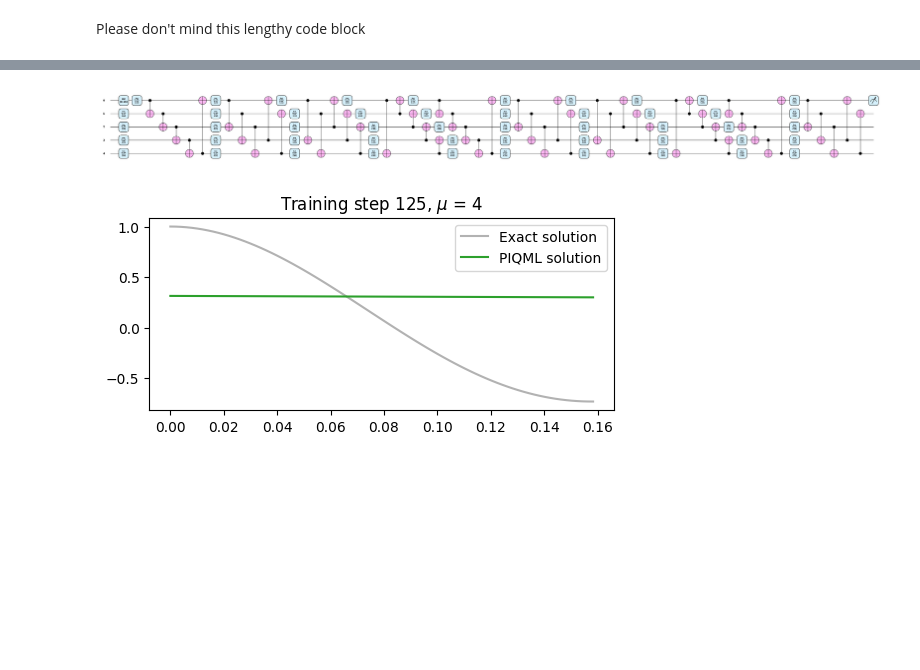
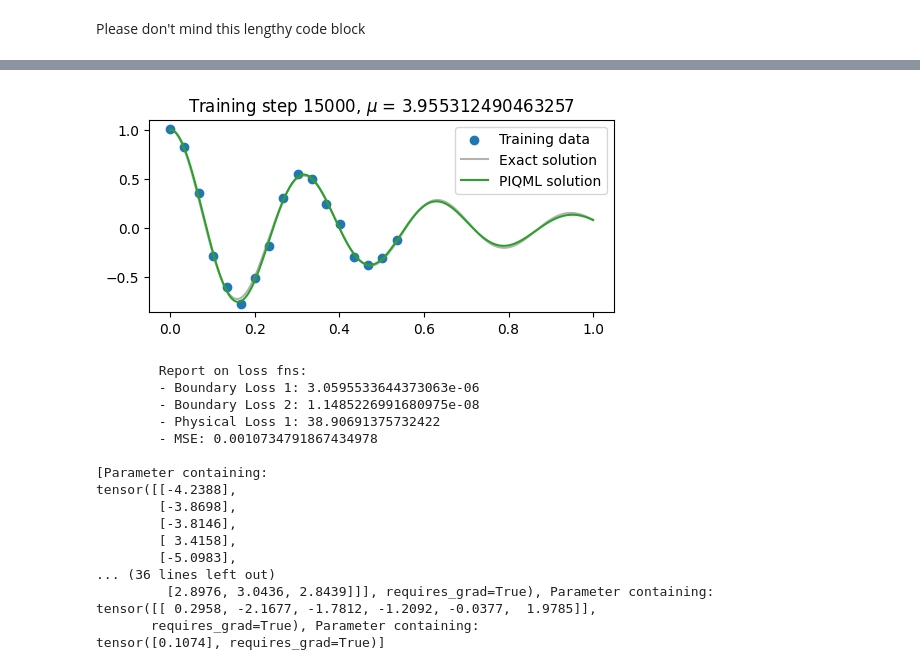
Before and after one commit to NNCT2904/harmonic-oscillator-pinn, a Jupyter notebook: PIQML_simulator_simple_reg.ipynb, the cells around one changed output, grey strips where cells are left out. Drawn from its saved outputs; the diff is of its cells as text; code cells hidden in the pictures; blank space fills up the shorter version.

```diff
--- a/PIQML_simulator_simple_reg.ipynb
+++ b/PIQML_simulator_simple_reg.ipynb
@@ -62,14 +64,15 @@ plt.show()
 # %% [markdown]
 For simplicity, we only get 16% of data for training, as below:
 # %%
-percentage = 16
+total = 100
+percentage = 55
 
 d, w0 = 2, 20
-t_true = torch.linspace(0,1,500).view(-1,1)[:int(np.ceil(percentage/100*500))]
+t_true = torch.linspace(0,1,500).view(-1,1)[:int(np.ceil(total/100*500))]
 obs_true = harmonic_oscillator_solution(d, w0, t_true)
 
-t_data = torch.tensor(data['t'].values)[:int(np.ceil(percentage/100*len(data)))].view(-1,1)
-obs_data = torch.tensor(data['observation'].values)[:int(np.ceil(percentage/100*len(data)))].view(-1,1)
+t_data = torch.tensor(data['t'].values)[:int(np.ceil(percentage/100*len(data)))][::10].view(-1,1)
+obs_data = torch.tensor(data['observation'].values)[:int(np.ceil(percentage/100*len(data)))][::10].view(-1,1)
 
 plt.figure(figsize=(8,4))
 plt.plot(t_true, obs_true, color="tab:grey", alpha=0.6, label="Exact solution")
@@ -165,0 +221,4 @@ qlayer = qml.qnn.TorchLayer(qnode, weight_shapes)
+# %%
+# qmodel = FCN(N_INPUT=1, N_OUTPUT=1, N_HIDDEN=32, N_LAYERS=3)
+qmodel = Hybrid_QN(Q_DEVICE=dev, INPUT_DIM=n_input, OUTPUT_DIM=n_output, N_QUBITS=n_qubits, N_LAYERS=n_layers, ROTATION='Rxyz')
+# qmodel = Pure_QN(qlayer)
@@ -186,8 +277,0 @@ list(qlayer.parameters())
-# %%
-draw_circuit(qnode, expansion_strategy='device')(t_data[-1], list(qlayer.parameters())[-1])
-# %% [output]
-[figure, removed]
-# %%
-# qmodel = FCN(N_INPUT=1, N_OUTPUT=1, N_HIDDEN=32, N_LAYERS=3)
-qmodel = Hybrid_QN(n_qubit_output, qlayer)
-# qmodel = Pure_QN(qlayer)
@@ -216,49 +278,75 @@ mseloss = nn.MSELoss()
 # %%
-for i in range(200001):
+for i in range(15000):
     optimiser.zero_grad()
 
     # Loss function for initial conditions
-    prediction = qmodel(t_initial)
-    loss1, loss2 = boundary_loss(prediction, t_boundary=t_initial)
+    prediction_initial = qmodel(t_initial_grad)
+    loss1, loss2 = boundary_loss(prediction_initial, t_boundary=t_initial_grad)
 
-    # Physics loss with DE
-    prediction = qmodel(t_data)
-    loss3 = physics_loss(prediction, t_physics=t_data, mu=mu, k=k)
+    # Physics loss
+    prediction_extend = qmodel(t_true_grad)
+    loss3 = physics_loss(prediction_extend, t_physics=t_true_grad, mu=mu, k=k)
 
-    # Combine loss
+    # # Physics loss with dataset
+    # loss3 = physics_loss(prediction, t_physics=t_data_grad, mu=mu, k=k)
+
+    # Data loss
+    prediction = qmodel(t_data_grad)
     loss4 = mseloss(prediction, obs_data)
 
+    # Combined
     loss = lambda1*loss1 + lambda2*loss2 + lambda3*loss3 + lambda4*loss4
 
-    # loss:torch.Tensor = lambda2*loss3 + mse(prediction, obs_data)
+    if loss3 <= 10 and loss4 <= 0.002: break
 
     loss.backward()
 
     optimiser.step()
 
-    qmodel.apply(clipper)
+    qmodel.quantum_layer.apply(clipper)
 
-    # all_mus.append(mu.item())
+    all_mus.append(mu.item())
+    all_loss.append(loss.item())
 
     if i % 1 == 0:
         clear_output(wait=True)
         prediction = qmodel(t_true).detach()
         plt.figure(figsize=(6,2.5))
+        plt.scatter(t_data, obs_data, label="Training data")
         plt.plot(t_true[:,0], obs_true[:,0], label="Exact solution", color="tab:grey", alpha=0.6)
         plt.plot(t_true[:,0], prediction[:,0], label="PIQML solution", color="tab:green")
-        plt.title(f"Training step {i}, $\mu$ = {mu}")
+        plt.title(f"Training step {i+1}, $\mu$ = {mu.item()}")
         plt.legend()
+        plt.savefig(f'./plots/PIQML_simple/i_{i}.png', dpi=300)
         plt.show()
+
         print(f'''
         Report on loss fns:
         - Boundary Loss 1: {loss1}
         - Boundary Loss 2: {loss2}
-        - Physical Loss: {loss3}
+        - Physical Loss 1: {loss3}
         - MSE: {loss4}
         ''')
-        # print(list(qmodel.parameters())) # Uncomment this to see parameters updating
+        print(list(qmodel.parameters())) # Uncomment this to see parameters updating
 # %% [output]
-[figure, old version]
+[figure, new version]
+        Report on loss fns:
+        - Boundary Loss 1: 3.0595533644373063e-06
+        - Boundary Loss 2: 1.1485226991680975e-08
+        - Physical Loss 1: 38.90691375732422
+        - MSE: 0.0010734791867434978
+
+[Parameter containing:
+tensor([[-4.2388],
+        [-3.8698],
+        [-3.8146],
+        [ 3.4158],
+        [-5.0983],
+... (36 lines left out)
+         [2.8976, 3.0436, 2.8439]]], requires_grad=True), Parameter containing:
+tensor([[ 0.2958, -2.1677, -1.7812, -1.2092, -0.0377,  1.9785]],
+       requires_grad=True), Parameter containing:
+tensor([0.1074], requires_grad=True)]
 # %%
 ## MSE
 np.mean((harmonic_oscillator_solution(d=2, w0=20, t=t_true) - qmodel(t_true)).detach().numpy())**2
```
Also changed, not shown: parts of 18 cells of this notebook, 4 other files.
